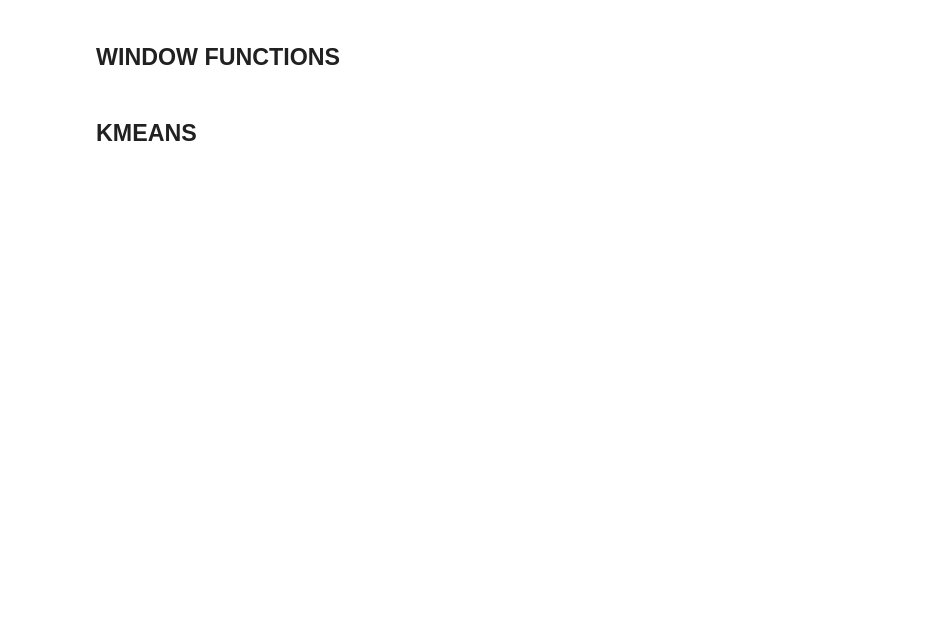
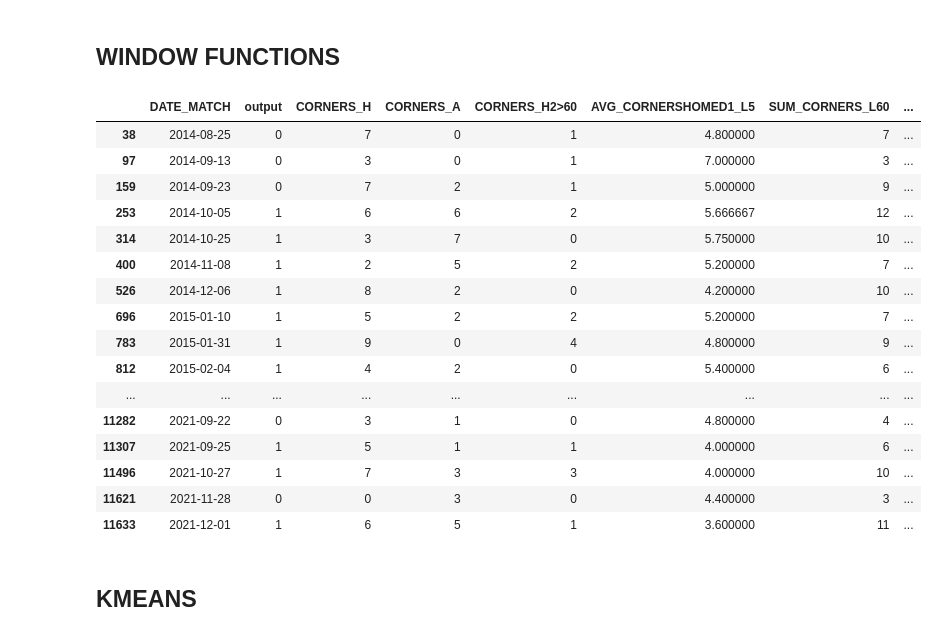
Before and after one commit to cesarpazguzman/ml_corners_predictor, a Jupyter notebook: ML_DT/MachineLearning/FEATURE_ENGINEER/Feature_engineering.ipynb, the cells around one changed output. Cells and saved outputs as stored; diff of their text form; code cells hidden in the pictures; blank space fills up the shorter version.

```diff
--- a/ML_DT/MachineLearning/FEATURE_ENGINEER/Feature_engineering.ipynb
+++ b/ML_DT/MachineLearning/FEATURE_ENGINEER/Feature_engineering.ipynb
@@ -50,19 +50,26 @@ tablon = mysql("""
     ORDER BY DATE_MATCH asc""")
 
 tablon["GOALS_H"] = tablon["GOALS_MIN_HOME"].apply(
-    lambda x: len([val for val in list(x.split(";")) if val.isnumeric() and int(val)<60]))
+    lambda x: len([val for val in list(x.split(";")) if val.isnumeric() and int(val)<65]))
 tablon["GOALS_A"] = tablon["GOALS_MIN_AWAY"].apply(
-    lambda x: len([val for val in list(x.split(";")) if val.isnumeric() and int(val)<60]))
+    lambda x: len([val for val in list(x.split(";")) if val.isnumeric() and int(val)<65]))
 tablon["IS_FAVOURITE_LOSING"] = tablon[["GOALS_H", "FAVOURITE_IS_HOME", "GOALS_A", "FAVOURITE_IS_AWAY"]].apply(
     lambda x: 1 if x[0] > x[2] and x[3]==1 or x[2] > x[0] and x[1]==1 else 0, axis=1)
 tablon["IS_FAVOURITE_DRAWING"] = tablon[["GOALS_H", "FAVOURITE_IS_HOME", "GOALS_A", "FAVOURITE_IS_AWAY"]].apply(
     lambda x: 1 if x[0] == x[2] and (x[3]==1 or x[1]==1) else 0, axis=1)
 
 tablon["CORNERS_H"] = tablon["CORNERS_MIN_HOME"].apply(
-    lambda x: len([val for val in list(x.split(";")) if val.isnumeric() and int(val)<60]))
+    lambda x: len([val for val in list(x.split(";")) if val.isnumeric() and int(val)<65]))
 tablon["CORNERS_A"] = tablon["CORNERS_MIN_AWAY"].apply(
-    lambda x: len([val for val in list(x.split(";")) if val.isnumeric() and int(val)<60]))
+    lambda x: len([val for val in list(x.split(";")) if val.isnumeric() and int(val)<65]))
+
+tablon["CORNERS_H_45_60"] = tablon["CORNERS_MIN_HOME"].apply(
+    lambda x: len([val for val in list(x.split(";")) if val.isnumeric() and int(val)<65 and int(val)>45]))
+tablon["CORNERS_A_45_60"] = tablon["CORNERS_MIN_AWAY"].apply(
+    lambda x: len([val for val in list(x.split(";")) if val.isnumeric() and int(val)<65 and int(val)>45]))
+
 tablon["TOTAL_CORNERS"] = tablon[["CORNERS_H", "CORNERS_A"]].apply(lambda x: x[0] + x[1], axis=1)
+tablon["TOTAL_CORNERS_45_60"] = tablon[["CORNERS_H_45_60", "CORNERS_A_45_60"]].apply(lambda x: x[0] + x[1], axis=1)
 
 tablon["CORNERS_DIV_SHOTS"] = tablon[["CORNERS_H", "NUM_SHOTSHOME_L45", "CORNERS_A", "NUM_SHOTSAWAY_L45"]]\
     .apply(lambda x: (x[0]+x[2])/(x[1]+x[3]) if (x[1]+x[3])>0 else 0, axis=1)
@@ -70,22 +77,22 @@ tablon["CORNERS_DIV_DANGATTACKS"] = tablon[["CORNERS_H", "NUM_DANGATTACKSHOME_L4
     .apply(lambda x: (x[0]+x[2])/(x[1]+x[3]) if (x[1]+x[3])>0 else 0, axis=1)
 
 tablon["LAST_MINUTECORNER_H_L60"] = tablon["CORNERS_MIN_HOME"].apply(
-    lambda x: int([val for val in list(x.split(";")) if val.isnumeric() and int(val)<60][0])
-        if len([val for val in list(x.split(";")) if val.isnumeric() and int(val)<60])>0 else 0)
+    lambda x: int([val for val in list(x.split(";")) if val.isnumeric() and int(val)<65][0])
+        if len([val for val in list(x.split(";")) if val.isnumeric() and int(val)<65])>0 else 0)
 tablon["LAST_MINUTECORNER_A_L60"] = tablon["CORNERS_MIN_AWAY"].apply(
-    lambda x: int([val for val in list(x.split(";")) if val.isnumeric() and int(val)<60][0])
-        if len([val for val in list(x.split(";")) if val.isnumeric() and int(val)<60])>0 else 0)
+    lambda x: int([val for val in list(x.split(";")) if val.isnumeric() and int(val)<65][0])
+        if len([val for val in list(x.split(";")) if val.isnumeric() and int(val)<65])>0 else 0)
 tablon["LAST_MINUTECORNER_L60"] = tablon[["LAST_MINUTECORNER_H_L60", "LAST_MINUTECORNER_A_L60"]]\
     .apply(lambda x: x[0] if x[0] > x[1] else x[1], axis=1)
 
 tablon["CORNERS_H2>60"] = tablon["CORNERS_MIN_HOME"].apply(
-    lambda x: len([val for val in list(x.split(";")) if val.isnumeric() and int(val)>60 and int(val)<93]))
+    lambda x: len([val for val in list(x.split(";")) if val.isnumeric() and int(val)>65 and int(val)<93]))
 tablon["CORNERS_A2>60"] = tablon["CORNERS_MIN_AWAY"].apply(
-    lambda x: len([val for val in list(x.split(";")) if val.isnumeric() and int(val)>60 and int(val)<93]))
+    lambda x: len([val for val in list(x.split(";")) if val.isnumeric() and int(val)>65 and int(val)<93]))
 tablon["TOTAL_CORNERS>60"] = tablon[["CORNERS_H2>60", "CORNERS_A2>60"]].apply(lambda x: x[0] + x[1], axis=1)
-tablon["output"] = tablon[["CORNERS_H2>60", "CORNERS_A2>60"]].apply(lambda x: 1 if x[0]+x[1]>2 else 0, axis=1)
+tablon["output"] = tablon[["CORNERS_H2>60", "CORNERS_A2>60"]].apply(lambda x: 1 if x[0]+x[1]>1 else 0, axis=1)
 
-tablon = tablon.drop(columns=["GOALS_MIN_HOME", "GOALS_MIN_AWAY", "CORNERS_MIN_AWAY", "CORNERS_MIN_HOME"], axis=1)
+#tablon = tablon.drop(columns=["GOALS_MIN_HOME", "GOALS_MIN_AWAY", "CORNERS_MIN_AWAY", "CORNERS_MIN_HOME"], axis=1)
 
 tablon["DIF_GOALS_L60"] = tablon[["GOALS_H", "GOALS_A"]].apply(lambda x: x[0] - x[1], axis=1)
 tablon["DIF_CORNERS_L60"] = tablon[["CORNERS_H", "CORNERS_A"]].apply(lambda x: x[0] - x[1], axis=1)
@@ -231,6 +254,31 @@ tablon["AVG_CORNERS_DRAW_AWAY"] = tablon[tablon.GOALS_A==tablon.GOALS_H].sort_va
                         .reset_index(drop=True, level=0).shift(1)
 
 #tablon = tablon.drop(columns=["CORNERS_H2>60", "CORNERS_A2>60", "TOTAL_CORNERS>60"], axis=1)3
+# %%
+pd.set_option('display.max_rows', 500)
+pd.set_option('display.max_columns', 500)
+pd.set_option('display.width', 1000)
+tablon[tablon.TEAM_HOME=="Real Madrid"][["DATE_MATCH", "output", "CORNERS_H", "CORNERS_A",
+                                         'CORNERS_H2>60', "AVG_CORNERSHOMED1_L5",
+                                        "SUM_CORNERS_L60", "CORNERS_MIN_HOME", "CORNERS_MIN_AWAY"]]
+# %% [output]
+|  | DATE_MATCH | output | CORNERS_H | CORNERS_A | CORNERS_H2>60 | AVG_CORNERSHOMED1_L5 | SUM_CORNERS_L60 | ... |
+| 38 | 2014-08-25 | 0 | 7 | 0 | 1 | 4.800000 | 7 | ... |
+| 97 | 2014-09-13 | 0 | 3 | 0 | 1 | 7.000000 | 3 | ... |
+| 159 | 2014-09-23 | 0 | 7 | 2 | 1 | 5.000000 | 9 | ... |
+| 253 | 2014-10-05 | 1 | 6 | 6 | 2 | 5.666667 | 12 | ... |
+| 314 | 2014-10-25 | 1 | 3 | 7 | 0 | 5.750000 | 10 | ... |
+| 400 | 2014-11-08 | 1 | 2 | 5 | 2 | 5.200000 | 7 | ... |
+| 526 | 2014-12-06 | 1 | 8 | 2 | 0 | 4.200000 | 10 | ... |
+| 696 | 2015-01-10 | 1 | 5 | 2 | 2 | 5.200000 | 7 | ... |
+| 783 | 2015-01-31 | 1 | 9 | 0 | 4 | 4.800000 | 9 | ... |
+| 812 | 2015-02-04 | 1 | 4 | 2 | 0 | 5.400000 | 6 | ... |
+| ... | ... | ... | ... | ... | ... | ... | ... | ... |
+| 11282 | 2021-09-22 | 0 | 3 | 1 | 0 | 4.800000 | 4 | ... |
+| 11307 | 2021-09-25 | 1 | 5 | 1 | 1 | 4.000000 | 6 | ... |
+| 11496 | 2021-10-27 | 1 | 7 | 3 | 3 | 4.000000 | 10 | ... |
+| 11621 | 2021-11-28 | 0 | 0 | 3 | 0 | 4.400000 | 3 | ... |
+| 11633 | 2021-12-01 | 1 | 6 | 5 | 1 | 3.600000 | 11 | ... |
 # %%
 df_corners_lose_home=tablon[tablon.GOALS_H<tablon.GOALS_A].sort_values(by=['DATE_MATCH'], ascending=True)\
     .groupby(['TEAM_HOME'])['CORNERS_H2>60'].rolling(3, min_periods = 1).mean()\
```
Also changed, not shown: parts of 4 cells of this notebook, 19 other files.
